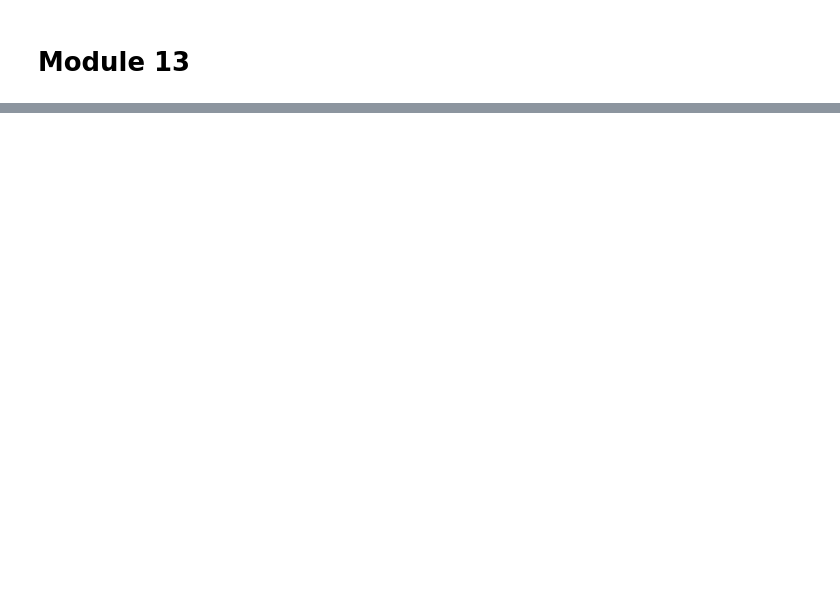
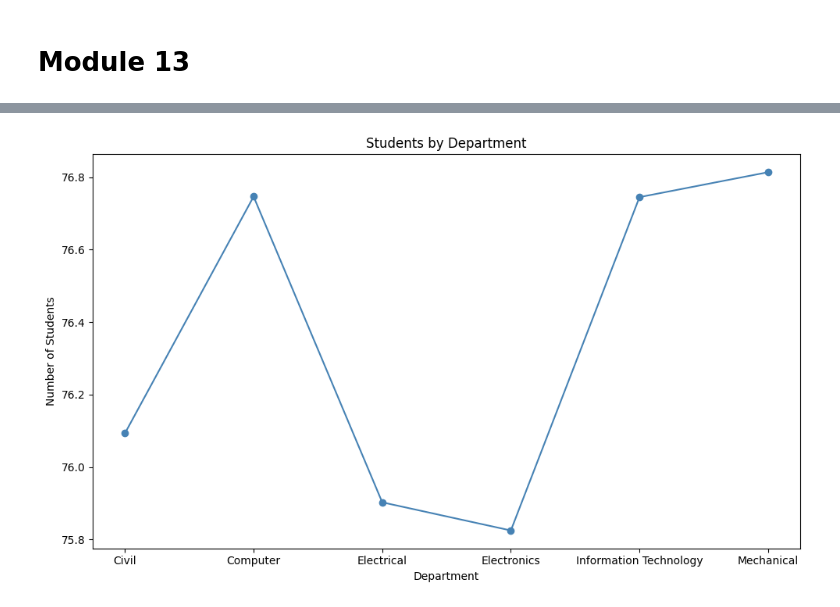
Before and after one commit to YUGPATEL7/data-science-journey, a Jupyter notebook: Data_Science/03_Bacis_modules_for_ML/02_Pandas/02_Student_Dashboard_Analysis.ipynb, the cells around one changed output, grey strips where cells are left out. Saved outputs shown, nothing was run; the diff lists cells and outputs as text; code cells hidden in the pictures; blank space fills up the shorter version.

Commit message:
add few lines of code

```diff
--- a/Data_Science/03_Bacis_modules_for_ML/02_Pandas/02_Student_Dashboard_Analysis.ipynb
+++ b/Data_Science/03_Bacis_modules_for_ML/02_Pandas/02_Student_Dashboard_Analysis.ipynb
@@ -129,0 +591,19 @@ df.loc[df['ProjectScore'] == df['ProjectScore'].max(), ['StudentName', 'ProjectS
+# %%
+# Create a line chart of average percentage by department
+department_counts = df['Department'].value_counts()
+dept_avg = df.groupby('Department')['Percentage'].mean()
+
+dept_avg.plot(
+    kind='line',
+    marker='o',
+    color='steelblue',
+    figsize=(10, 6)
+)
+
+plt.title('Students by Department')
+plt.xlabel('Department')
+plt.ylabel('Number of Students')
+plt.tight_layout()
+plt.show()
+# %% [output]
+[figure, added]
```
Also changed, not shown: parts of 49 cells of this notebook, 4 other files.
